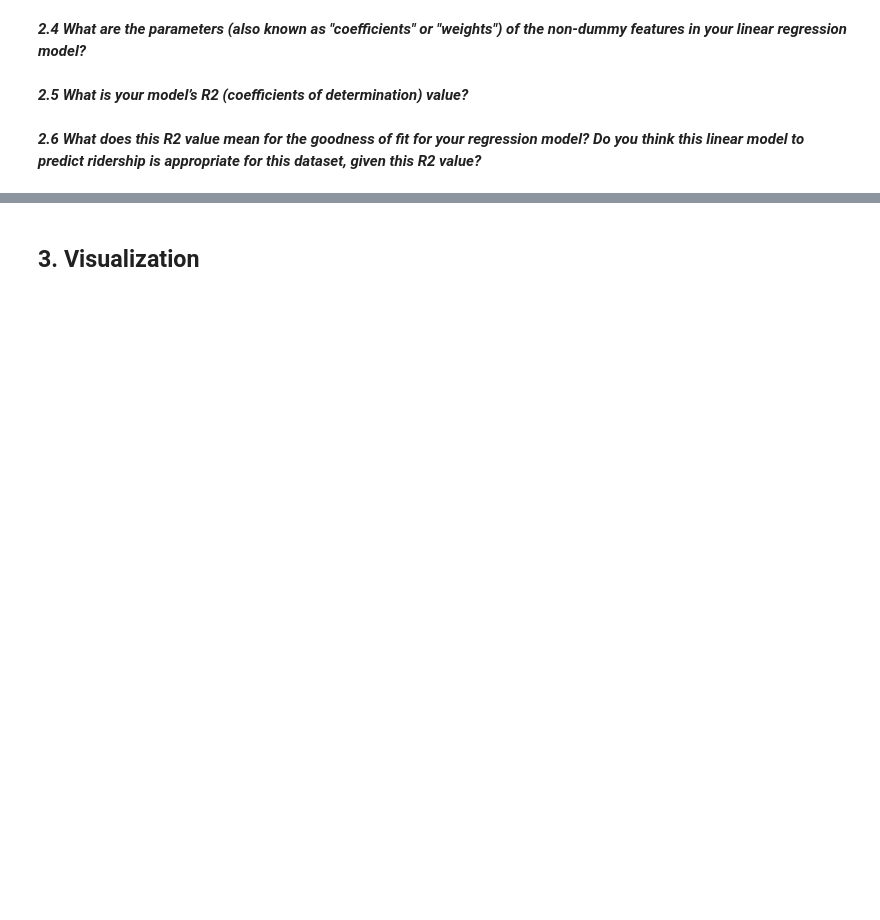
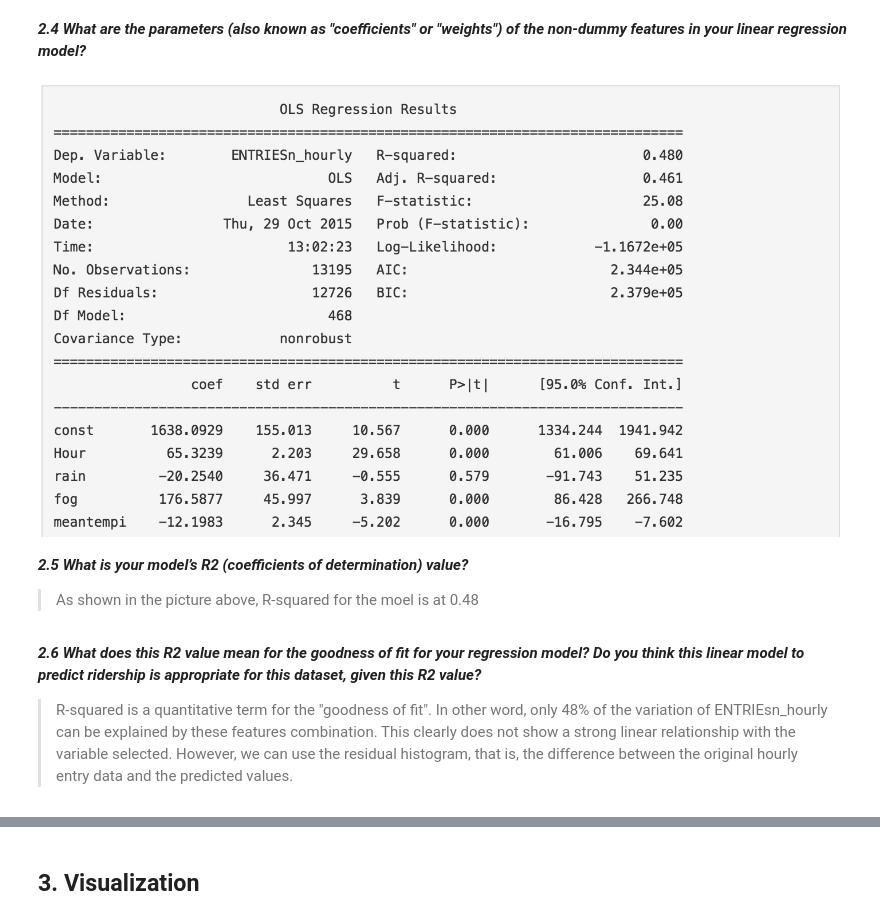
Before and after one commit to lyvinhhung/Udacity-Data-Analyst-Nanodegree, a Jupyter notebook: p2/P2 - Analyzing the NYC Subway Dataset.ipynb, the cells around one changed output, grey strips where cells are left out. Saved outputs shown, nothing was run; the diff lists cells and outputs as text; code cells hidden in the pictures; blank space fills up the shorter version.

```diff
--- a/p2/P2 - Analyzing the NYC Subway Dataset.ipynb
+++ b/p2/P2 - Analyzing the NYC Subway Dataset.ipynb
@@ -26,6 +48,14 @@ Your reasons might also be based on data exploration and experimentation, for ex
 # %% [markdown]
 ___2.4 What are the parameters (also known as "coefficients" or "weights") of the non-dummy features in your linear regression model?___
+# %%
+from IPython.display import Image
+Image(filename='/Users/tommyly/Documents/Udacity/OLS Results.png')
+# %% [output]
+[figure, added]
 # %% [markdown]
 ___2.5 What is your model’s R2 (coefficients of determination) value?___
+> As shown in the picture above, R-squared for the moel is at 0.48
 # %% [markdown]
 ___2.6 What does this R2 value mean for the goodness of fit for your regression model? Do you think this linear model to predict ridership is appropriate for this dataset, given this R2  value?___
+
+>R-squared is a quantitative term for the "goodness of fit". In other word, only 48% of the variation of ENTRIEsn_hourly can be explained by these features combination. This clearly does not show a strong linear relationship with the variable selected. However, we can use the residual histogram, that is, the difference between the original hourly entry data and the predicted values.
```
Also changed, not shown: parts of 30 cells of this notebook, 6 other files.
